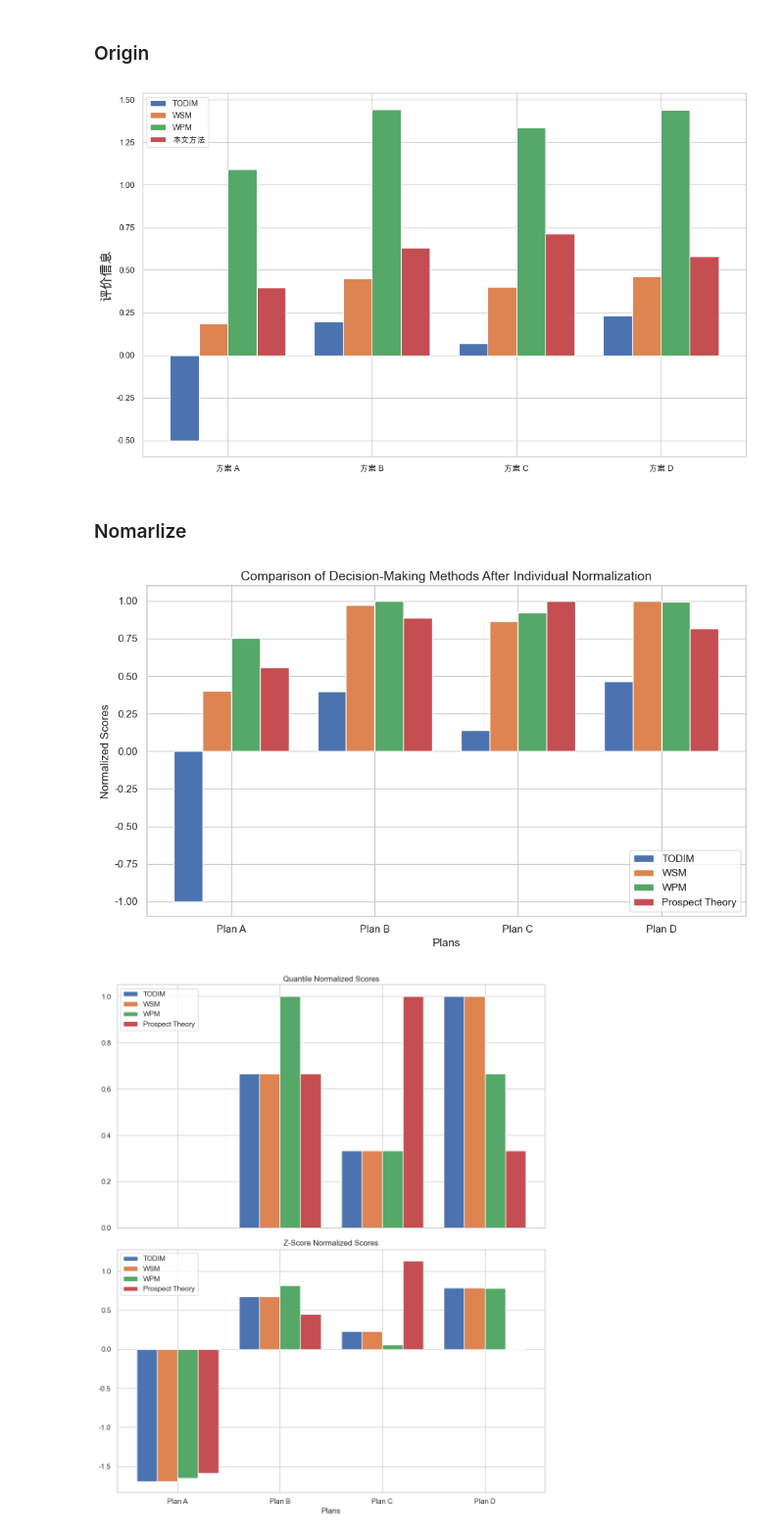
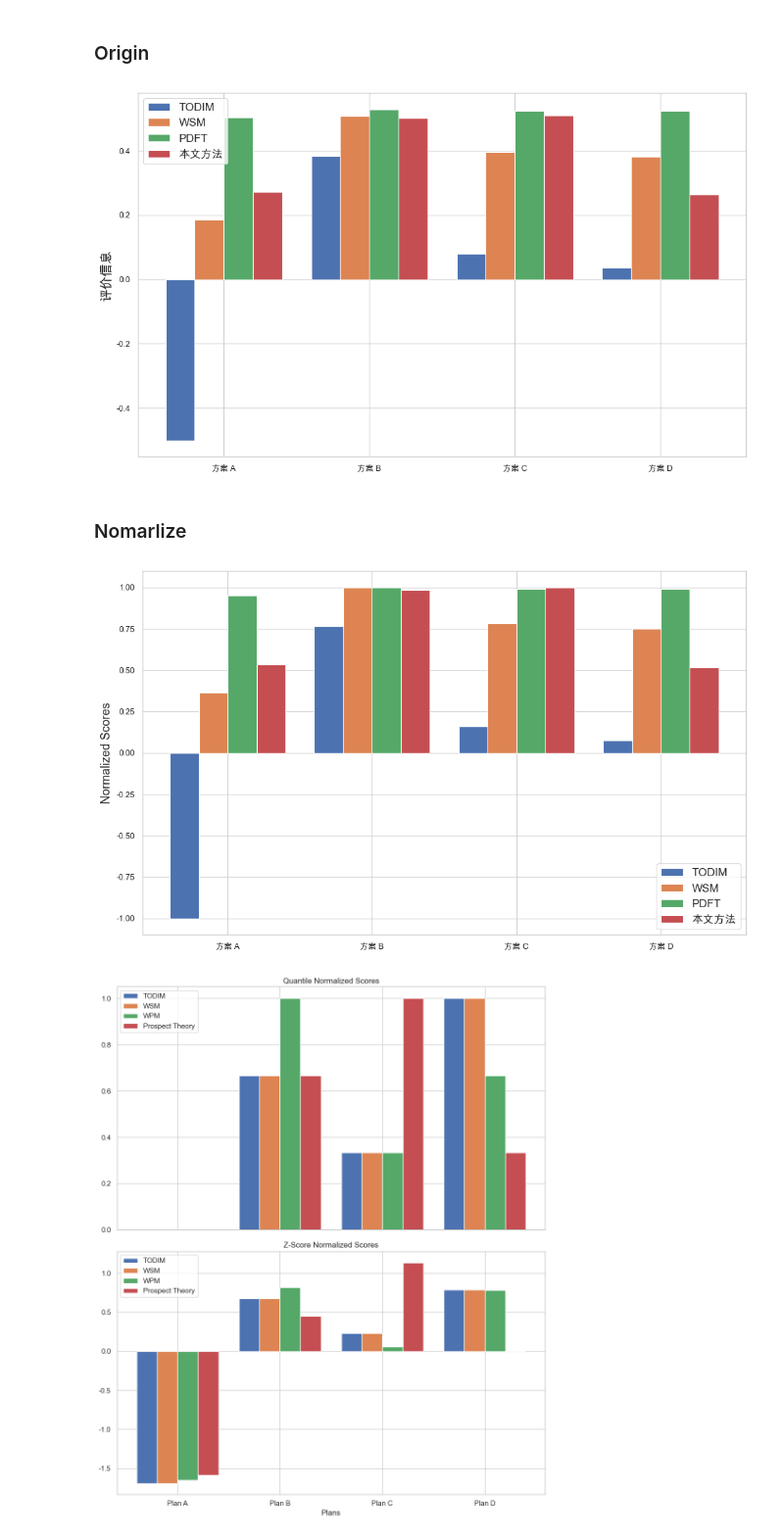
Before and after one commit to JohnHa0/Context_MADM, a Jupyter notebook: initias.ipynb, the cells around one changed output. Shown at 98% size. Cells and saved outputs as stored; diff of their text form; code cells hidden in the pictures.

```diff
--- a/initias.ipynb
+++ b/initias.ipynb
@@ -1690,22 +1651,20 @@ import numpy as np
 
 # 评分映射
 score_map = {'s3': 1, 's2': 0.75, 's1': 0.5, 's0': 0.25, 's-1': 0, 's-2': -0.25, 's-3': -0.5}
+#
+# # 权重数组
+# weights = np.array([0.3, 0.15, 0., 0.15, 0.1] )
+#
+#
+# # 定义PLTS矩阵
 
-# 权重数组
-weights = np.array([0.3, 0.15, 0.3, 0.15, 0.1] )
+plts_data = [
+    [{"s3": 0.5, "s2": 0.3, "s1": 0.2}, {'s-2': 0.24, 's-3': 0.76}, {"s-2": 0.6, "s-1": 0.2, "s0": 0.2}, {"s-1": 0.5, "s-2": 0.4, "s0": 0.1}, {"s1": 0.8, "s0": 0.2}],# 方案1
+    [{"s2": 0.4, "s1": 0.4, "s0": 0.2}, {'s3': 0.76, 's2': 0.24}, {"s0": 0.6, "s1": 0.2, "s-1": 0.2}, {"s1": 0.5, "s0": 0.3, "s2": 0.2}, {"s2": 0.4, "s1": 0.4, "s0": 0.2}],#方案2
+    [{"s3": 0.7, "s2": 0.2, "s1": 0.1}, {'s0': 0.19, 's-1': 0.61, 's-2': 0.19}, {"s-1": 0.8, "s-2": 0.2}, {"s1": 0.5, "s0": 0.3, "s-1": 0.2}, {"s3": 0.8, "s2": 0.1, "s1": 0.1}],#方案3
+    [{"s2": 0.4, "s1": 0.3, "s0": 0.3}, {'s1': 0.56, 's0': 0.44}, {"s1": 0.6, "s0": 0.3, "s-1": 0.1}, {"s0": 0.4, "s1": 0.6}, {"s-2": 0.5, "s-1": 0.4, "s1": 0.1}]#方案4
+]
 
-
-# 定义PLTS矩阵
-plts_matrix = [
-    # A 高强度安保部署
-    [{"s3": 0.5, "s2": 0.3, "s1": 0.2}, {'s-2': 0.25, 's-3': 0.75}, {"s-2": 0.6, "s-1": 0.2, "s0": 0.2}, {"s-1": 0.5, "s-2": 0.4, "s0": 0.1}, {"s1": 0.8, "s0": 0.2}],
-    # B 中度安保部署
-    [{"s2": 0.4, "s1": 0.4, "s0": 0.2}, {'s2': 0.35, 's1': 0.55, 's0': 0.1}, {"s0": 0.6, "s1": 0.2, "s-1": 0.2}, {"s1": 0.5, "s0": 0.3, "s2": 0.2}, {"s2": 0.4, "s1": 0.4, "s0": 0.2}],
-    # C 技术驱动方案
-    [{"s3": 0.7, "s2": 0.2, "s1": 0.1}, {'s0': 0.27, 's-1': 0.59, 's-2': 0.14}, {"s-1": 0.8, "s-2": 0.2}, {"s1": 0.5, "s0": 0.3, "s-1": 0.2}, {"s3": 0.8, "s2": 0.1, "s1": 0.1}],
-    # D 环保技术方案
-    [{"s2": 0.4, "s1": 0.3, "s0": 0.3}, {'s3': 0.75, 's2': 0.25}, {"s1": 0.6, "s0": 0.3, "s-1": 0.1}, {"s0": 0.4, "s1": 0.6}, {"s-2": 0.5, "s-1": 0.4, "s1": 0.1}]
-]
 
 def calculate_wsm(plts):
     total_score = 0
@@ -1722,8 +1681,8 @@ def calculate_wpm(plts):
     return score_product
 
 # 计算WSM和WPM得分
-wsm_scores = [calculate_wsm(plts) for plts in plts_matrix]
-wpm_scores = [calculate_wpm(plts) for plts in plts_matrix]
+wsm_scores = [calculate_wsm(plts) for plts in plts_data]
+wpm_scores = [calculate_wpm(plts) for plts in plts_data]
 
 print("WSM Scores:", wsm_scores)
 print("WPM Scores:", wpm_scores)
@@ -1749,44 +1782,44 @@ import seaborn as sns
 sns.set(style="whitegrid")
 
 # 定义各决策方法得分
-normalized_dominance = [-0.5, 0.19920844, 0.06860158, 0.23218997]
-wsm_scores = [0.18562499999999996, 0.450625, 0.40112500000000006, 0.46312499999999995]
-wpm_scores = [1.0920136138059253, 1.4441007386275515, 1.3359866734513153, 1.4391014072136818]
-prospect_value_ours = [0.39614000905111313, 0.6320551698640963, 0.7111656573956393, 0.5796070515902454]
+normalized_dominance  = [-0.5,0.38325047  ,0.07980456,  0.03694497]
+wsm_scores=[0.18524999999999997, 0.5072500000000001, 0.39625000000000005, 0.381]
+PDFT = [0.50229898, 0.52861474, 0.52449131, 0.52475588]
+prospect_value_ours = [0.271, 0.501, 0.509, 0.264]
 
 # 准备数据
-methods = ['TODIM', 'WSM', 'WPM', '本文方法']
-scores = np.array([normalized_dominance, wsm_scores, wpm_scores, prospect_value_ours])
+methods = ['TODIM', 'WSM', 'PDFT', '本文方法']
+scores = np.array([normalized_dominance, wsm_scores, PDFT, prospect_value_ours])
 scores = scores.T  # 转置以匹配方案
 
 # 方案名称
 plans = ['方案 A', '方案 B', '方案 C', '方案 D']
 
 sns.set_theme(context="paper",style="whitegrid",font="Arial Unicode MS")
 # 创建柱状图
 fig, ax = plt.subplots(figsize=(10, 6))
 bar_width = 0.2
 index = np.arange(len(plans))
 
 for i in range(len(methods)):
     ax.bar(index + i * bar_width, scores[:, i], width=bar_width, label=methods[i])
 
 # 添加标签和标题
 # ax.set_xlabel('方案', fontsize=12)
 ax.set_ylabel('评价信息', fontsize=14)
 # ax.set_title('Comparison of Decision-Making Methods', fontsize=14)
 ax.set_xticks(index + 1.5 * bar_width)
 ax.set_xticklabels(plans)
 
-ax.legend(loc="upper left",bbox to anchor=(0,0),bbox_transform=ax.transAxes, ncol=2, fontsize=12)
+ax.legend(loc="upper left", fontsize=12)
 
 # 显示图形
 plt.tight_layout()
 
 plt.savefig( "Comparison_of_Decision-Making_Methods.png",dpi=300)
 plt.show()
 # %% [output]
-[figure, old version]
+[figure, new version]
 # %% [markdown]
 ### Nomarlize
 # %%
@@ -1798,12 +1831,18 @@ from sklearn.preprocessing import StandardScaler, MaxAbsScaler
 # 设置绘图风格
 sns.set(style="whitegrid")
 
+# normalized_dominance  = [-0.5,0.38325047  ,0.07980456,  0.03694497]
+# wsm_scores=[0.18524999999999997, 0.5072500000000001, 0.39625000000000005, 0.381]
+# PDFT = [0.50229898, 0.52861474, 0.52449131, 0.52475588]
+# prospect_value_ours = [0.271, 0.501, 0.509, 0.264]
+
+
 # 定义各决策方法得分
 scores = np.array([
-    [-0.5, 0.19920844, 0.06860158, 0.23218997],  # TODIM
-    [0.185625, 0.450625, 0.401125, 0.463125],     # WSM
-    [1.092014, 1.444101, 1.335987, 1.439101],     # WPM
-    [0.396140, 0.632055, 0.711166, 0.579607]      # Prospect Theory
+    [-0.5,0.38325047  ,0.07980456,  0.03694497],  # TODIM
+    [0.18524999999999997, 0.5072500000000001, 0.39625000000000005, 0.381],     # WSM
+    [0.50229898, 0.52861474, 0.52449131, 0.52475588],     # DFT
+    [0.271, 0.501, 0.509, 0.264]      # Context-Based Prospect Theory
 ]).T  # 转置使得行为方案，列为方法
 
 # 独立归一化每种方法的得分
@@ -1813,9 +1852,10 @@ for i in range(scores.shape[1]):
     normalized_scores[:, i] = scaler.fit_transform(scores[:, i:i+1]).flatten()
 
 # 方案名称
-plans = ['Plan A', 'Plan B', 'Plan C', 'Plan D']
-methods = ['TODIM', 'WSM', 'WPM', 'Prospect Theory']
+plans = ['方案 A', '方案 B', '方案 C', '方案 D']
+methods = ['TODIM', 'WSM', 'PDFT', '本文方法']
 
+sns.set_theme(context="paper",style="whitegrid",font="Arial Unicode MS")
 # 创建柱状图
 fig, ax = plt.subplots(figsize=(10, 6))
 bar_width = 0.2
@@ -1825,18 +1865,19 @@ for i in range(len(methods)):
     ax.bar(index + i * bar_width, normalized_scores[:, i], width=bar_width, label=methods[i])
 
 # 添加标签和标题
-ax.set_xlabel('Plans', fontsize=12)
-ax.set_ylabel('Normalized Scores', fontsize=12)
-ax.set_title('Comparison of Decision-Making Methods After Individual Normalization', fontsize=14)
+# ax.set_xlabel('方案', fontsize=12)
+ax.set_ylabel('Normalized Scores', fontsize=13)
+# ax.set_title('Comparison of Decision-Making Methods After Individual Normalization', fontsize=14)
 ax.set_xticks(index + 1.5 * bar_width)
 ax.set_xticklabels(plans)
-ax.legend()
-
+# ax.legend()
+ax.legend(loc= "best", fontsize=12)
 # 显示图形
 plt.tight_layout()
+plt.savefig( "Comparison_of_Decision-Making_Methods_After_Individual_Normalization.png",dpi=300)
 plt.show()
 # %% [output]
-[figure, old version]
+[figure, new version]
 # %%
 import numpy as np
 import matplotlib.pyplot as plt
```
Also changed, not shown: parts of 13 cells of this notebook.
